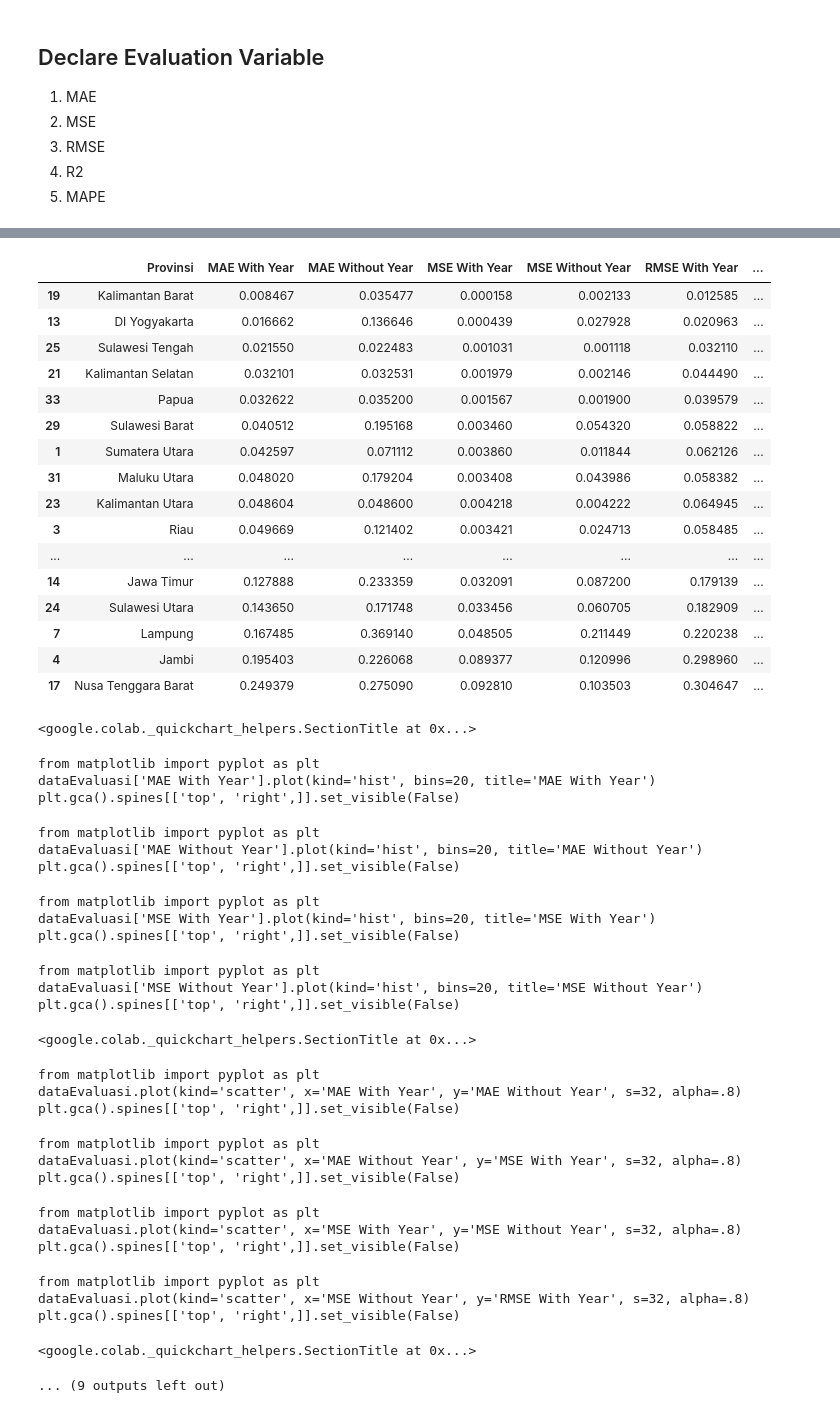
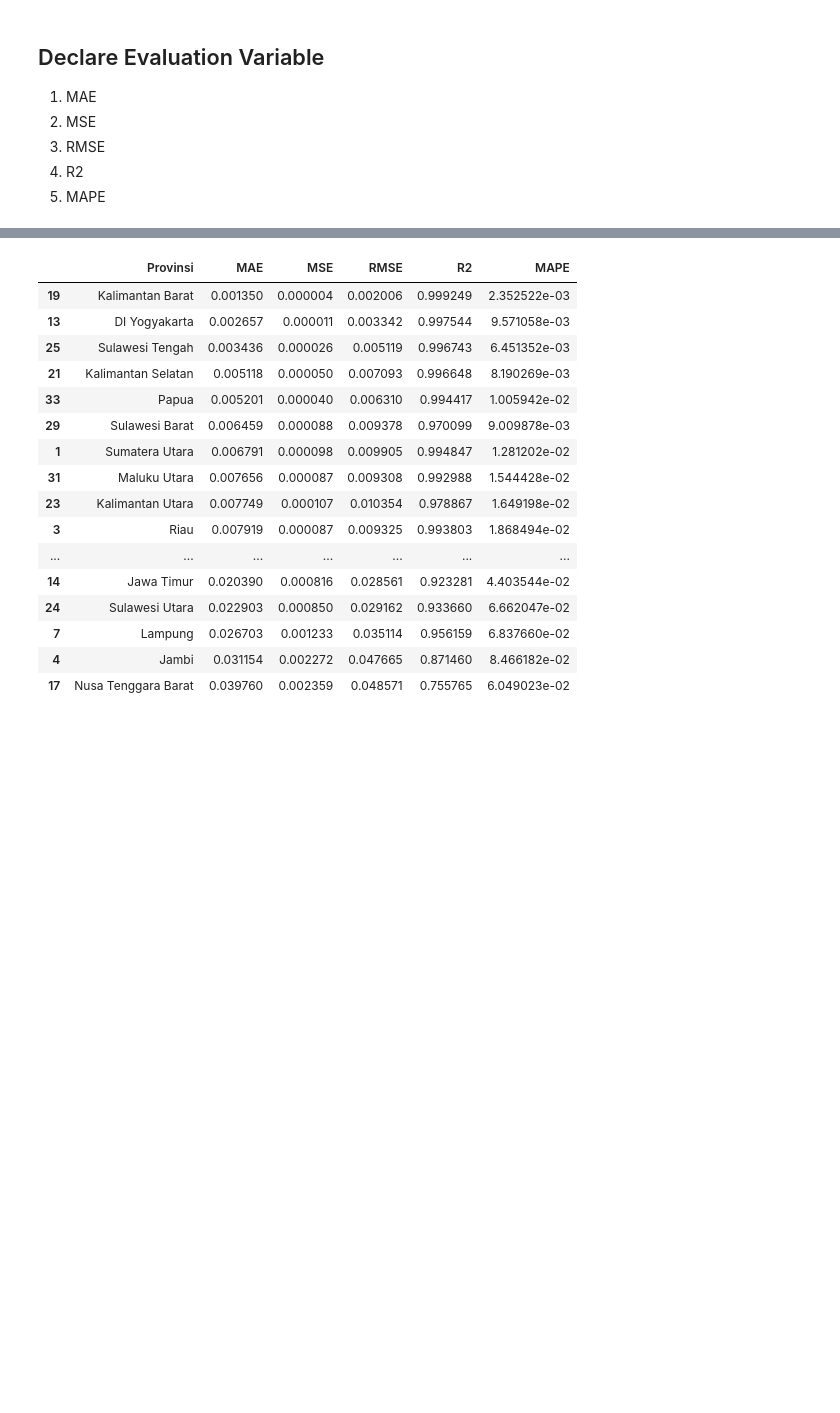
Before and after one commit to habib-roy/google-colab-source-code, a Jupyter notebook: Prediksi_Prevalensi_Stunting_menggunakan_OLS_Regresi.ipynb, the cells around one changed output, grey strips where cells are left out. Cells and saved outputs as stored; diff of their text form; code cells hidden in the pictures; blank space fills up the shorter version.

```diff
--- a/Prediksi_Prevalensi_Stunting_menggunakan_OLS_Regresi.ipynb
+++ b/Prediksi_Prevalensi_Stunting_menggunakan_OLS_Regresi.ipynb
@@ -740,62 +714,31 @@ for i in datasetProvinsi.index:
 # %%
 # dictionary of lists
 dict = {
   'Provinsi': Provinsi,
-  'MAE With Year': MAE_With_Year,
-  'MAE Without Year': MAE_Without_Year,
-  'MSE With Year': MSE_With_Year,
-  'MSE Without Year': MSE_Without_Year,
-  'RMSE With Year': RMSE_With_Year,
-  'RMSE Without Year': RMSE_Without_Year,
-  'MAPE With Year': MAPE_With_Year,
-  'MAPE Without Year': MAPE_Without_Year,
+  'MAE': MAE_With_Year,
+  'MSE': MSE_With_Year,
+  'RMSE': RMSE_With_Year,
+  'R2': R2_With_Year,
+  'MAPE': MAPE_With_Year,
 }
 dataframeEvaluasi = pd.DataFrame(dict)
-dataEvaluasi = dataframeEvaluasi.sort_values(['MAE With Year','MSE With Year','RMSE With Year','MAPE With Year'])
+dataEvaluasi = dataframeEvaluasi.sort_values(['MAE','MSE','RMSE','MAPE'])
 dataEvaluasi
 # %% [output]
-|  | Provinsi | MAE With Year | MAE Without Year | MSE With Year | MSE Without Year | RMSE With Year | ... |
-| 19 | Kalimantan Barat | 0.008467 | 0.035477 | 0.000158 | 0.002133 | 0.012585 | ... |
-| 13 | DI Yogyakarta | 0.016662 | 0.136646 | 0.000439 | 0.027928 | 0.020963 | ... |
-| 25 | Sulawesi Tengah | 0.021550 | 0.022483 | 0.001031 | 0.001118 | 0.032110 | ... |
-| 21 | Kalimantan Selatan | 0.032101 | 0.032531 | 0.001979 | 0.002146 | 0.044490 | ... |
-| 33 | Papua | 0.032622 | 0.035200 | 0.001567 | 0.001900 | 0.039579 | ... |
-| 29 | Sulawesi Barat | 0.040512 | 0.195168 | 0.003460 | 0.054320 | 0.058822 | ... |
-| 1 | Sumatera Utara | 0.042597 | 0.071112 | 0.003860 | 0.011844 | 0.062126 | ... |
-| 31 | Maluku Utara | 0.048020 | 0.179204 | 0.003408 | 0.043986 | 0.058382 | ... |
-| 23 | Kalimantan Utara | 0.048604 | 0.048600 | 0.004218 | 0.004222 | 0.064945 | ... |
-| 3 | Riau | 0.049669 | 0.121402 | 0.003421 | 0.024713 | 0.058485 | ... |
-| ... | ... | ... | ... | ... | ... | ... | ... |
-| 14 | Jawa Timur | 0.127888 | 0.233359 | 0.032091 | 0.087200 | 0.179139 | ... |
-| 24 | Sulawesi Utara | 0.143650 | 0.171748 | 0.033456 | 0.060705 | 0.182909 | ... |
-| 7 | Lampung | 0.167485 | 0.369140 | 0.048505 | 0.211449 | 0.220238 | ... |
-| 4 | Jambi | 0.195403 | 0.226068 | 0.089377 | 0.120996 | 0.298960 | ... |
-| 17 | Nusa Tenggara Barat | 0.249379 | 0.275090 | 0.092810 | 0.103503 | 0.304647 | ... |
+|  | Provinsi | MAE | MSE | RMSE | R2 | MAPE |
+| 19 | Kalimantan Barat | 0.001350 | 0.000004 | 0.002006 | 0.999249 | 2.352522e-03 |
+| 13 | DI Yogyakarta | 0.002657 | 0.000011 | 0.003342 | 0.997544 | 9.571058e-03 |
+| 25 | Sulawesi Tengah | 0.003436 | 0.000026 | 0.005119 | 0.996743 | 6.451352e-03 |
+| 21 | Kalimantan Selatan | 0.005118 | 0.000050 | 0.007093 | 0.996648 | 8.190269e-03 |
+| 33 | Papua | 0.005201 | 0.000040 | 0.006310 | 0.994417 | 1.005942e-02 |
+| 29 | Sulawesi Barat | 0.006459 | 0.000088 | 0.009378 | 0.970099 | 9.009878e-03 |
+| 1 | Sumatera Utara | 0.006791 | 0.000098 | 0.009905 | 0.994847 | 1.281202e-02 |
+| 31 | Maluku Utara | 0.007656 | 0.000087 | 0.009308 | 0.992988 | 1.544428e-02 |
+| 23 | Kalimantan Utara | 0.007749 | 0.000107 | 0.010354 | 0.978867 | 1.649198e-02 |
+| 3 | Riau | 0.007919 | 0.000087 | 0.009325 | 0.993803 | 1.868494e-02 |
+| ... | ... | ... | ... | ... | ... | ... |
+| 14 | Jawa Timur | 0.020390 | 0.000816 | 0.028561 | 0.923281 | 4.403544e-02 |
+| 24 | Sulawesi Utara | 0.022903 | 0.000850 | 0.029162 | 0.933660 | 6.662047e-02 |
+| 7 | Lampung | 0.026703 | 0.001233 | 0.035114 | 0.956159 | 6.837660e-02 |
+| 4 | Jambi | 0.031154 | 0.002272 | 0.047665 | 0.871460 | 8.466182e-02 |
+| 17 | Nusa Tenggara Barat | 0.039760 | 0.002359 | 0.048571 | 0.755765 | 6.049023e-02 |
-<google.colab._quickchart_helpers.SectionTitle at 0x...>
-from matplotlib import pyplot as plt
-dataEvaluasi['MAE With Year'].plot(kind='hist', bins=20, title='MAE With Year')
-plt.gca().spines[['top', 'right',]].set_visible(False)
-from matplotlib import pyplot as plt
-dataEvaluasi['MAE Without Year'].plot(kind='hist', bins=20, title='MAE Without Year')
-plt.gca().spines[['top', 'right',]].set_visible(False)
-from matplotlib import pyplot as plt
-dataEvaluasi['MSE With Year'].plot(kind='hist', bins=20, title='MSE With Year')
-plt.gca().spines[['top', 'right',]].set_visible(False)
-from matplotlib import pyplot as plt
-dataEvaluasi['MSE Without Year'].plot(kind='hist', bins=20, title='MSE Without Year')
-plt.gca().spines[['top', 'right',]].set_visible(False)
-<google.colab._quickchart_helpers.SectionTitle at 0x...>
-from matplotlib import pyplot as plt
-dataEvaluasi.plot(kind='scatter', x='MAE With Year', y='MAE Without Year', s=32, alpha=.8)
-plt.gca().spines[['top', 'right',]].set_visible(False)
-from matplotlib import pyplot as plt
-dataEvaluasi.plot(kind='scatter', x='MAE Without Year', y='MSE With Year', s=32, alpha=.8)
-plt.gca().spines[['top', 'right',]].set_visible(False)
-from matplotlib import pyplot as plt
-dataEvaluasi.plot(kind='scatter', x='MSE With Year', y='MSE Without Year', s=32, alpha=.8)
-plt.gca().spines[['top', 'right',]].set_visible(False)
-from matplotlib import pyplot as plt
-dataEvaluasi.plot(kind='scatter', x='MSE Without Year', y='RMSE With Year', s=32, alpha=.8)
-plt.gca().spines[['top', 'right',]].set_visible(False)
-<google.colab._quickchart_helpers.SectionTitle at 0x...>
-... (9 outputs left out)
```
Also changed, not shown: parts of 14 cells of this notebook.
